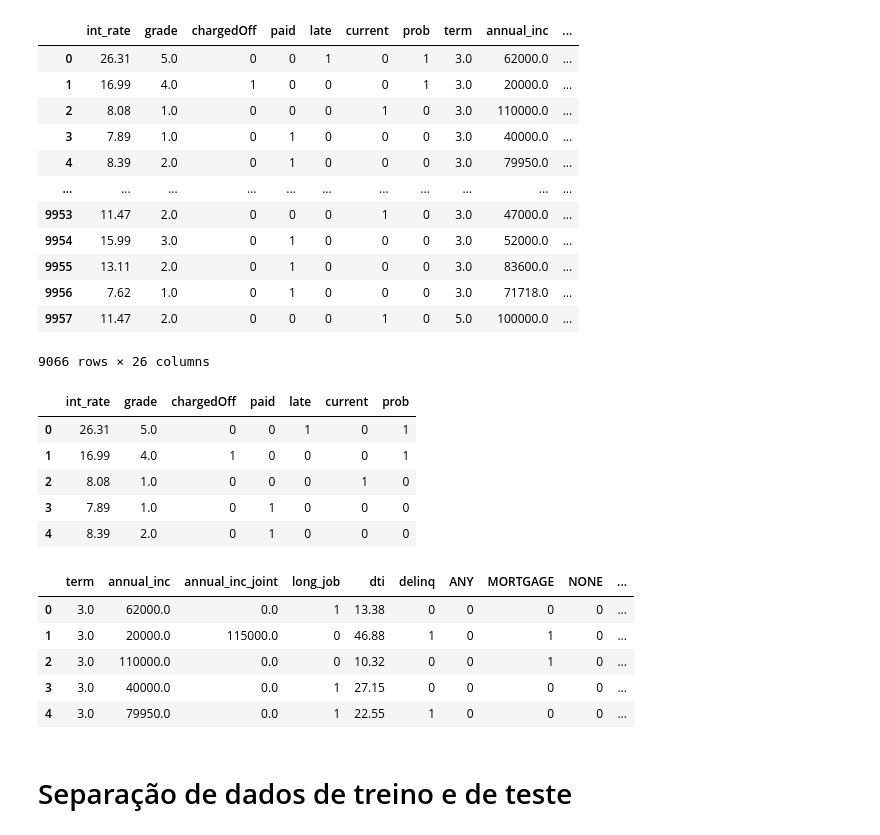
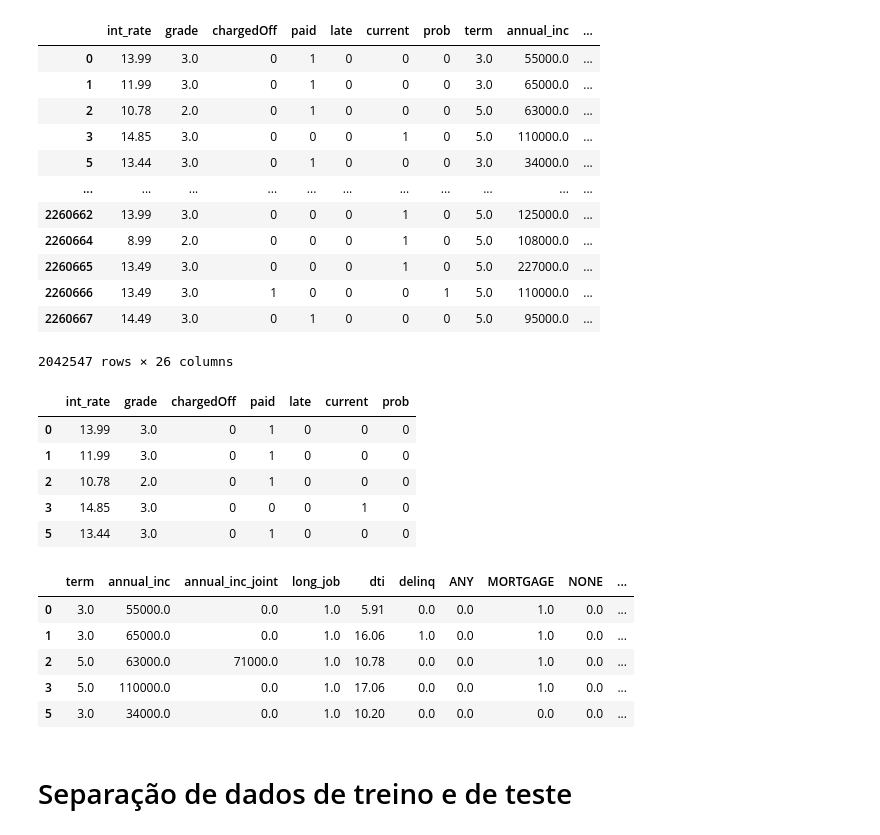
Before and after one commit to rstellet8/p2-inteligencia, a Jupyter notebook: modelagem.ipynb, the cells around one changed output. Drawn from its saved outputs; the diff is of its cells as text; code cells hidden in the pictures.

```diff
--- a/modelagem.ipynb
+++ b/modelagem.ipynb
@@ -3,43 +3,43 @@ import pandas as pd
 
 from cleanData import cleanData
 # %%
-df = cleanData()
+df = cleanData(path="data/raw/accepted_2007_to_2018Q4.csv")
 df = df.dropna()
 df
 # %% [output]
 |  | int_rate | grade | chargedOff | paid | late | current | prob | term | annual_inc | ... |
-| 0 | 26.31 | 5.0 | 0 | 0 | 1 | 0 | 1 | 3.0 | 62000.0 | ... |
-| 1 | 16.99 | 4.0 | 1 | 0 | 0 | 0 | 1 | 3.0 | 20000.0 | ... |
-| 2 | 8.08 | 1.0 | 0 | 0 | 0 | 1 | 0 | 3.0 | 110000.0 | ... |
-| 3 | 7.89 | 1.0 | 0 | 1 | 0 | 0 | 0 | 3.0 | 40000.0 | ... |
-| 4 | 8.39 | 2.0 | 0 | 1 | 0 | 0 | 0 | 3.0 | 79950.0 | ... |
+| 0 | 13.99 | 3.0 | 0 | 1 | 0 | 0 | 0 | 3.0 | 55000.0 | ... |
+| 1 | 11.99 | 3.0 | 0 | 1 | 0 | 0 | 0 | 3.0 | 65000.0 | ... |
+| 2 | 10.78 | 2.0 | 0 | 1 | 0 | 0 | 0 | 5.0 | 63000.0 | ... |
+| 3 | 14.85 | 3.0 | 0 | 0 | 0 | 1 | 0 | 5.0 | 110000.0 | ... |
+| 5 | 13.44 | 3.0 | 0 | 1 | 0 | 0 | 0 | 3.0 | 34000.0 | ... |
 | ... | ... | ... | ... | ... | ... | ... | ... | ... | ... | ... |
-| 9953 | 11.47 | 2.0 | 0 | 0 | 0 | 1 | 0 | 3.0 | 47000.0 | ... |
-| 9954 | 15.99 | 3.0 | 0 | 1 | 0 | 0 | 0 | 3.0 | 52000.0 | ... |
-| 9955 | 13.11 | 2.0 | 0 | 1 | 0 | 0 | 0 | 3.0 | 83600.0 | ... |
-| 9956 | 7.62 | 1.0 | 0 | 1 | 0 | 0 | 0 | 3.0 | 71718.0 | ... |
-| 9957 | 11.47 | 2.0 | 0 | 0 | 0 | 1 | 0 | 5.0 | 100000.0 | ... |
+| 2260662 | 13.99 | 3.0 | 0 | 0 | 0 | 1 | 0 | 5.0 | 125000.0 | ... |
+| 2260664 | 8.99 | 2.0 | 0 | 0 | 0 | 1 | 0 | 5.0 | 108000.0 | ... |
+| 2260665 | 13.49 | 3.0 | 0 | 0 | 0 | 1 | 0 | 5.0 | 227000.0 | ... |
+| 2260666 | 13.49 | 3.0 | 1 | 0 | 0 | 0 | 1 | 5.0 | 110000.0 | ... |
+| 2260667 | 14.49 | 3.0 | 0 | 1 | 0 | 0 | 0 | 5.0 | 95000.0 | ... |
-9066 rows × 26 columns
+2042547 rows × 26 columns
 # %%
 tarNames = ["int_rate", "grade", "chargedOff", "paid", "late", "current", "prob"]
 target = df[tarNames]
 target.head()
 # %% [output]
 |  | int_rate | grade | chargedOff | paid | late | current | prob |
-| 0 | 26.31 | 5.0 | 0 | 0 | 1 | 0 | 1 |
-| 1 | 16.99 | 4.0 | 1 | 0 | 0 | 0 | 1 |
-| 2 | 8.08 | 1.0 | 0 | 0 | 0 | 1 | 0 |
-| 3 | 7.89 | 1.0 | 0 | 1 | 0 | 0 | 0 |
-| 4 | 8.39 | 2.0 | 0 | 1 | 0 | 0 | 0 |
+| 0 | 13.99 | 3.0 | 0 | 1 | 0 | 0 | 0 |
+| 1 | 11.99 | 3.0 | 0 | 1 | 0 | 0 | 0 |
+| 2 | 10.78 | 2.0 | 0 | 1 | 0 | 0 | 0 |
+| 3 | 14.85 | 3.0 | 0 | 0 | 0 | 1 | 0 |
+| 5 | 13.44 | 3.0 | 0 | 1 | 0 | 0 | 0 |
 # %%
 features = df.drop(columns=tarNames)
 features.head()
 # %% [output]
 |  | term | annual_inc | annual_inc_joint | long_job | dti | delinq | ANY | MORTGAGE | NONE | ... |
-| 0 | 3.0 | 62000.0 | 0.0 | 1 | 13.38 | 0 | 0 | 0 | 0 | ... |
-| 1 | 3.0 | 20000.0 | 115000.0 | 0 | 46.88 | 1 | 0 | 1 | 0 | ... |
-| 2 | 3.0 | 110000.0 | 0.0 | 0 | 10.32 | 0 | 0 | 1 | 0 | ... |
-| 3 | 3.0 | 40000.0 | 0.0 | 1 | 27.15 | 0 | 0 | 0 | 0 | ... |
-| 4 | 3.0 | 79950.0 | 0.0 | 1 | 22.55 | 1 | 0 | 0 | 0 | ... |
+| 0 | 3.0 | 55000.0 | 0.0 | 1.0 | 5.91 | 0.0 | 0.0 | 1.0 | 0.0 | ... |
+| 1 | 3.0 | 65000.0 | 0.0 | 1.0 | 16.06 | 1.0 | 0.0 | 1.0 | 0.0 | ... |
+| 2 | 5.0 | 63000.0 | 71000.0 | 1.0 | 10.78 | 0.0 | 0.0 | 1.0 | 0.0 | ... |
+| 3 | 5.0 | 110000.0 | 0.0 | 1.0 | 17.06 | 0.0 | 0.0 | 1.0 | 0.0 | ... |
+| 5 | 3.0 | 34000.0 | 0.0 | 1.0 | 10.20 | 0.0 | 0.0 | 0.0 | 0.0 | ... |
 # %% [markdown]
 # Separação de dados de treino e de teste
```
Also changed, not shown: parts of 13 cells of this notebook, 7 other files.
